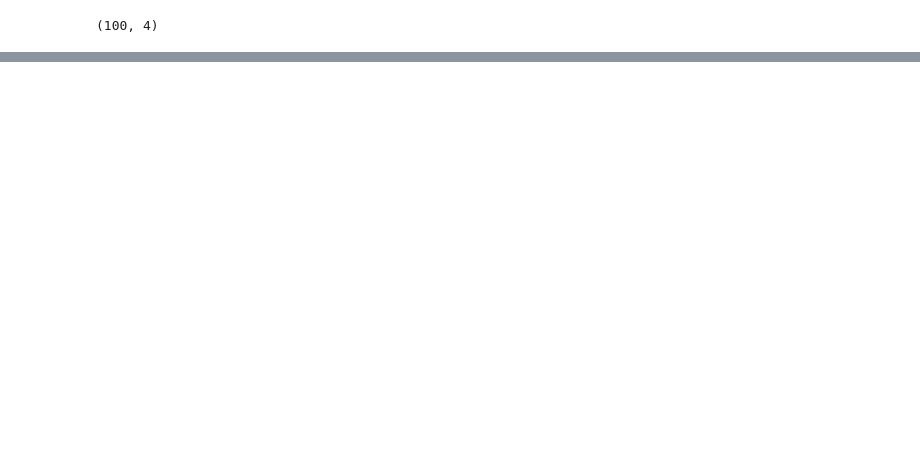
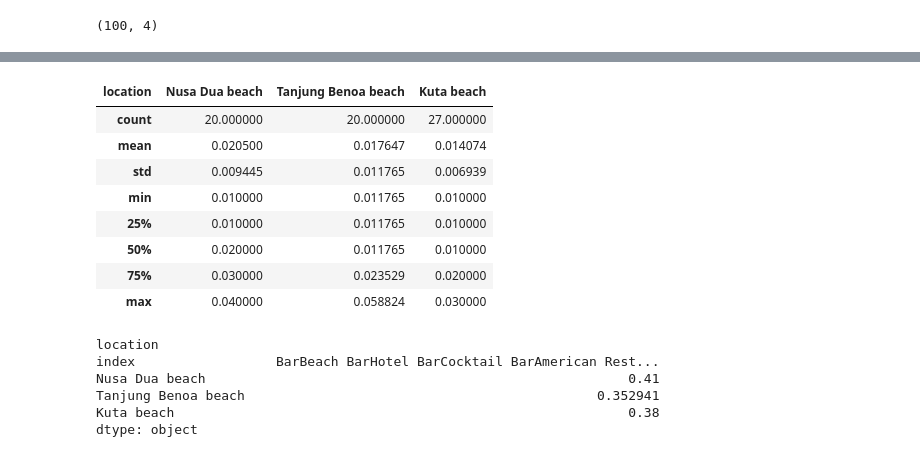
Before and after one commit to pullguard/capstone-project-data-science, a Jupyter notebook: IBM Capstone Data Science Project.ipynb, the cells around one changed output, grey strips where cells are left out. Cells and saved outputs as stored; diff of their text form; code cells hidden in the pictures; blank space fills up the shorter version.

```diff
--- a/IBM Capstone Data Science Project.ipynb
+++ b/IBM Capstone Data Science Project.ipynb
@@ -215,0 +712,11 @@ BLnearby_venues.shape
+# %%
+# 3 Check the means number of bars in each sites
+kuta_grouped.reset_index(inplace=True)
+nusadua_grouped.reset_index(inplace=True)
+tanjung_grouped.reset_index(inplace=True)
+# %%
+# Merging Nusa dua and Tanjung Benua data frames
+nusadua_tanjung = pd.merge(nusadua_grouped, tanjung_grouped, how='outer', on='index')
+# %%
+# Merging nusadua_tanjung and Kuta data frames.
+merge_all = pd.merge(nusadua_tanjung, kuta_grouped, how='outer', on='index')
@@ -215,0 +744,4 @@ BLnearby_venues.shape
+# %%
+# Picked only food related datas
+merge_all_food = merge_all.loc[[36,17,8,11,41,6,28,18,45,72,16,73,15,12,48,31,46,53,75,76,52,77,25,7,13,9,79,80,26,64,4,14,20,22,66,67,42,68]]
+merge_all_food
@@ -215,0 +766,23 @@ BLnearby_venues.shape
+# %%
+# Find the most diverse type of food business in each sites
+merge_all_food.describe()
+# %% [output]
+| location | Nusa Dua beach | Tanjung Benoa beach | Kuta beach |
+| count | 20.000000 | 20.000000 | 27.000000 |
+| mean | 0.020500 | 0.017647 | 0.014074 |
+| std | 0.009445 | 0.011765 | 0.006939 |
+| min | 0.010000 | 0.011765 | 0.010000 |
+| 25% | 0.010000 | 0.011765 | 0.010000 |
+| 50% | 0.020000 | 0.011765 | 0.010000 |
+| 75% | 0.030000 | 0.023529 | 0.020000 |
+| max | 0.040000 | 0.058824 | 0.030000 |
+# %%
+# Sum the total value
+merge_all_food.sum()
+# %% [output]
+location
+index                  BarBeach BarHotel BarCocktail BarAmerican Rest...
+Nusa Dua beach                                                      0.41
+Tanjung Benoa beach                                             0.352941
+Kuta beach                                                          0.38
+dtype: object
```
Also changed, not shown: parts of 56 cells of this notebook.
